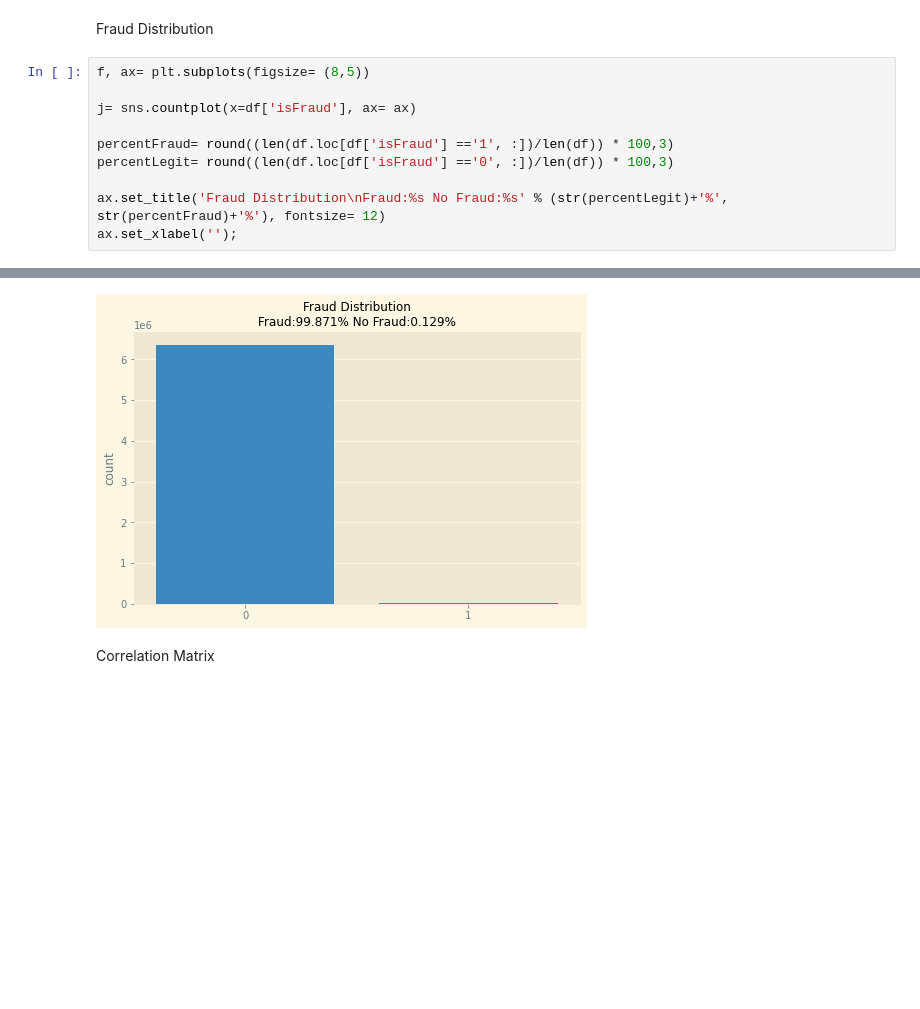
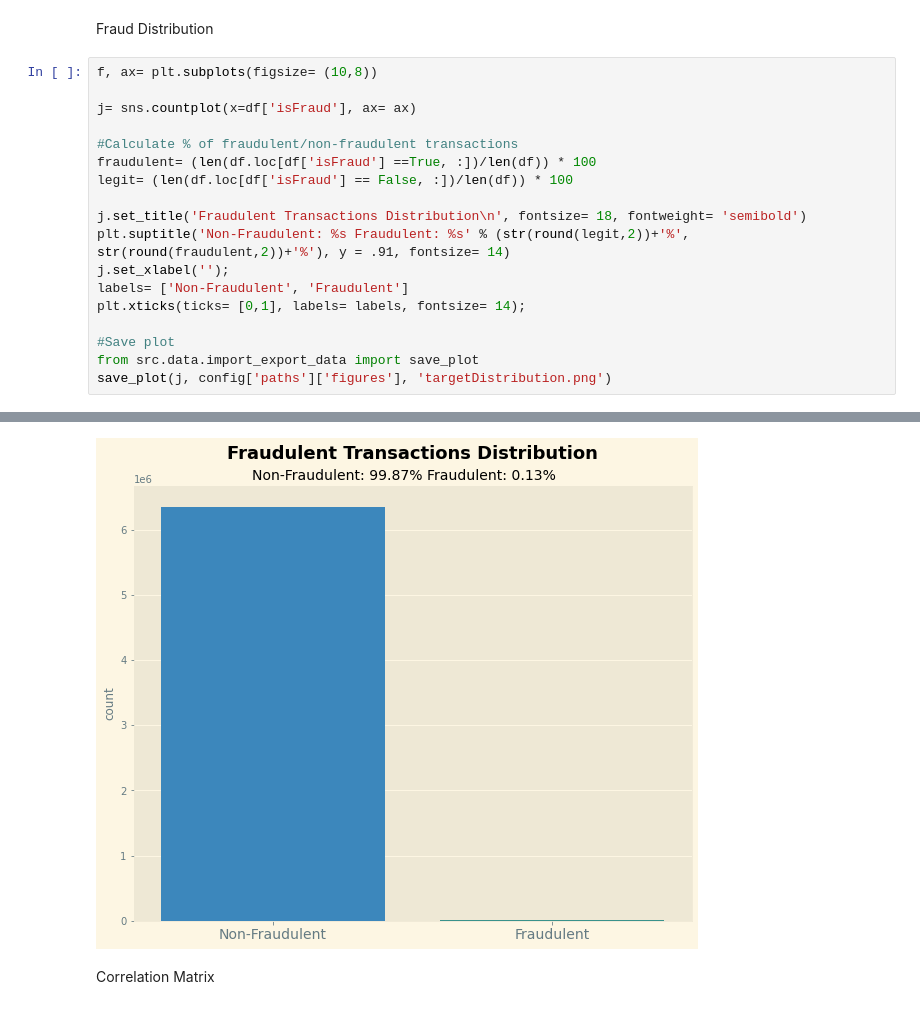
Before and after one commit to KishenSharma6/CreditFraudAnalysis, a Jupyter notebook: notebooks/Exploratory Data Analysis/05282021_EDA.ipynb, the cells around one changed output, grey strips where cells are left out. Drawn from its saved outputs; the diff is of its cells as text; blank space fills up the shorter version.

Commit message:
Added additional visualizations

```diff
--- a/notebooks/Exploratory Data Analysis/05282021_EDA.ipynb
+++ b/notebooks/Exploratory Data Analysis/05282021_EDA.ipynb
@@ -40,13 +90,21 @@ df.isna().sum()
 # %% [markdown]
 Fraud Distribution
 # %%
-f, ax= plt.subplots(figsize= (8,5))
+f, ax= plt.subplots(figsize= (10,8))
 
 j= sns.countplot(x=df['isFraud'], ax= ax)
 
-percentFraud= round((len(df.loc[df['isFraud'] =='1', :])/len(df)) * 100,3)
-percentLegit= round((len(df.loc[df['isFraud'] =='0', :])/len(df)) * 100,3)
+#Calculate % of fraudulent/non-fraudulent transactions
+fraudulent= (len(df.loc[df['isFraud'] ==True, :])/len(df)) * 100
+legit= (len(df.loc[df['isFraud'] == False, :])/len(df)) * 100
 
-ax.set_title('Fraud Distribution\nFraud:%s No Fraud:%s' % (str(percentLegit)+'%', str(percentFraud)+'%'), fontsize= 12)
-ax.set_xlabel('');
+j.set_title('Fraudulent Transactions Distribution\n', fontsize= 18, fontweight= 'semibold')
+plt.suptitle('Non-Fraudulent: %s Fraudulent: %s' % (str(round(legit,2))+'%', str(round(fraudulent,2))+'%'), y = .91, fontsize= 14)
+j.set_xlabel('');
+labels= ['Non-Fraudulent', 'Fraudulent']
+plt.xticks(ticks= [0,1], labels= labels, fontsize= 14);
+
+#Save plot
+from src.data.import_export_data import save_plot
+save_plot(j, config['paths']['figures'], 'targetDistribution.png')
 # %% [output]
@@ -53,4 +112,4 @@ ax.set_xlabel('');
-[figure, old version]
+[figure, new version]
 # %% [markdown]
 Correlation Matrix
 # %%
```
Also changed, not shown: parts of 13 cells of this notebook.
